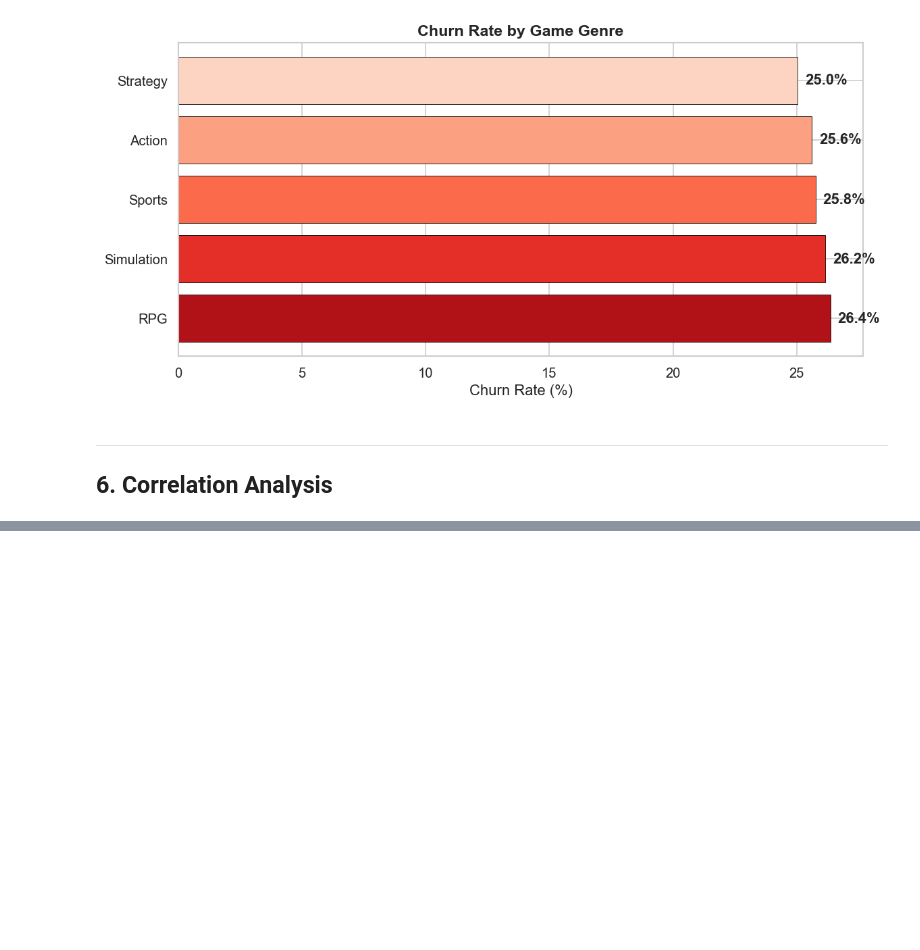
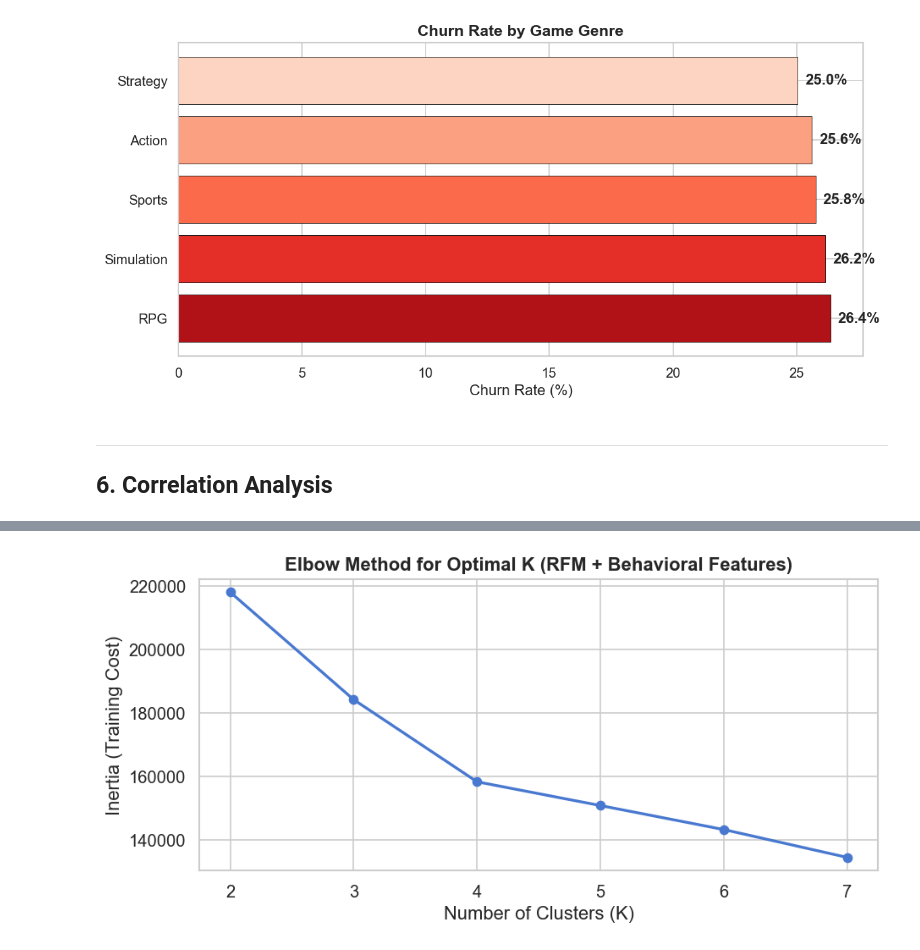
Before and after one commit to addy9051/game_analytics_project, a Jupyter notebook: notebooks/01_exploratory_data_analysis_executed.nbconvert.ipynb, the cells around one changed output, grey strips where cells are left out. Drawn from its saved outputs; the diff is of its cells as text; code cells hidden in the pictures; blank space fills up the shorter version.

```diff
--- a/notebooks/01_exploratory_data_analysis_executed.nbconvert.ipynb
+++ b/notebooks/01_exploratory_data_analysis_executed.nbconvert.ipynb
@@ -439,17 +223,0 @@ plt.show()
-# %%
-# Apply K=3
-km_final = KMeans(k=3, seed=42, featuresCol='features', predictionCol='Segment')
-km_model = km_final.fit(df_scaled)
-df = km_model.transform(df_scaled)
-
-# Map segments to personas via PySpark
-df = df.withColumn('Player_Persona',
-    F.when(F.col('Segment') == 0, 'Casual Players')
-     .when(F.col('Segment') == 1, 'Core Gamers')
-     .otherwise('Power Users / Whales'))
-
-# Profile each segment in PySpark
-print('=== Segment Profiles ===')
-df.groupBy('Player_Persona').agg(
-    *[F.round(F.mean(c), 2).alias(c) for c in seg_features + ['Churn_Risk']]
-).show(truncate=False)
@@ -673,0 +331,28 @@ SparkSession terminated.
+# %%
+seg_features = ['R_Score', 'F_Score', 'M_Score', 'PlayTimeHours', 'SessionsPerWeek',
+                'PlayerLevel', 'AchievementsUnlocked']
+
+assembler = VectorAssembler(inputCols=seg_features, outputCol='features_raw', handleInvalid='skip')
+df_vec = assembler.transform(df)
+scaler = StandardScaler(inputCol='features_raw', outputCol='features', withStd=True, withMean=True)
+scaler_model = scaler.fit(df_vec)
+df_scaled = scaler_model.transform(df_vec)
+
+# Elbow method
+inertias = []
+K_range = range(2, 8)
+for k in K_range:
+    km = KMeans(k=k, seed=42, featuresCol='features', predictionCol='cluster_temp')
+    model = km.fit(df_scaled)
+    inertias.append(model.summary.trainingCost)
+
+fig, ax = plt.subplots(figsize=(8, 4))
+ax.plot(list(K_range), inertias, 'bo-', linewidth=2)
+ax.set_xlabel('Number of Clusters (K)')
+ax.set_ylabel('Inertia (Training Cost)')
+ax.set_title('Elbow Method for Optimal K (RFM + Behavioral Features)', fontweight='bold')
+plt.tight_layout()
+plt.savefig('../data/processed/chart_elbow_method.png', bbox_inches='tight')
+plt.show()
+# %% [output]
+[figure, added]
```
Also changed, not shown: parts of 55 cells of this notebook, 3 other files.
